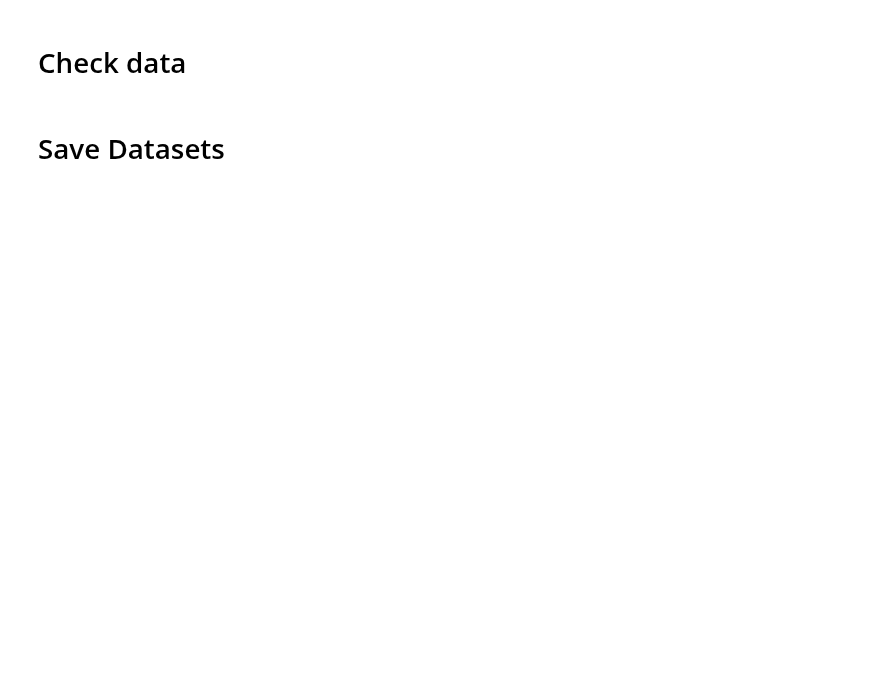
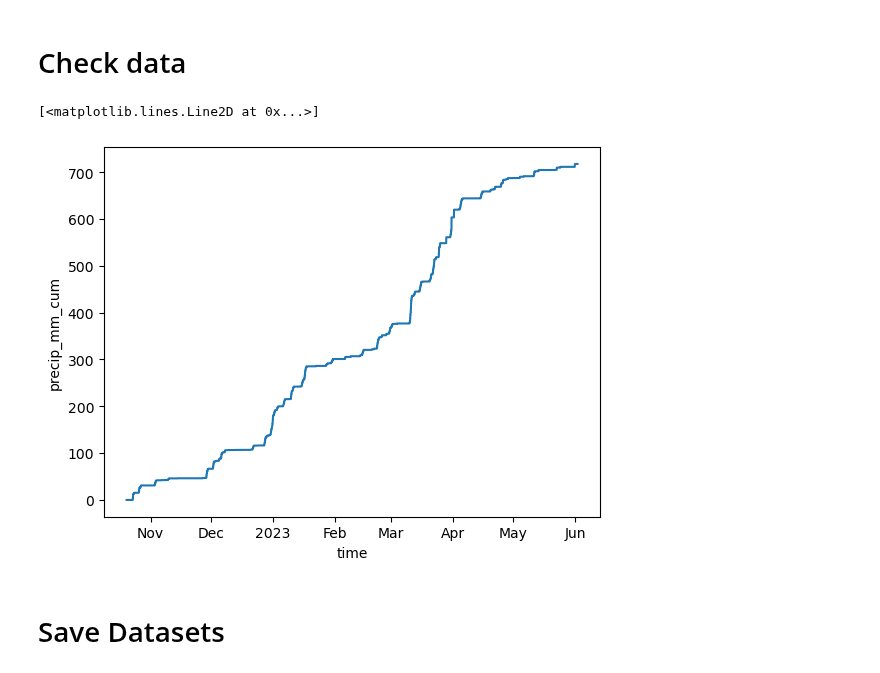
Before and after one commit to elischwat/sublimationofsnow, a Jupyter notebook: analysis/summa/prepare_summa_inputs_from_sos_data.ipynb, the cells around one changed output. Saved outputs shown, nothing was run; the diff lists cells and outputs as text; code cells hidden in the pictures; blank space fills up the shorter version.

```diff
--- a/analysis/summa/prepare_summa_inputs_from_sos_data.ipynb
+++ b/analysis/summa/prepare_summa_inputs_from_sos_data.ipynb
@@ -88,8 +80,8 @@ sos_ds['Rlw_out_9m_d'].plot()
 # Add Tilden precip data
 # %%
 precip_data = pd.concat([
-    pd.read_csv("/storage/elilouis/sublimationofsnow/tilden_precip_data/KP22_274-365.PRECIP1", delim_whitespace=True),
-    pd.read_csv("/storage/elilouis/sublimationofsnow/tilden_precip_data/KP23_001-177.PRECIP1", delim_whitespace=True)
+    pd.read_csv("~/Development/data/sublimationofsnow/tilden_precip_data/KP22_274-365.PRECIP1", delim_whitespace=True),
+    pd.read_csv("~/Development/data/sublimationofsnow/tilden_precip_data/KP23_001-177.PRECIP1", delim_whitespace=True)
 ])
 precip_data['time'] = precip_data.apply(lambda row: row['date'] + ' ' + row['time(MST)'], axis=1)
 precip_data['time'] = pd.to_datetime(precip_data['time'])
@@ -138,6 +116,11 @@ sos_ds['precip_mm'] = precip_data.sel(time = slice(
 # Check data
 # %%
 sos_ds['precip_mm_cum'] = sos_ds['precip_mm'].cumsum()
+# %%
+sos_ds['precip_mm_cum'].plot()
+# %% [output]
+[<matplotlib.lines.Line2D at 0x...>]
+[figure, added]
 # %% [markdown]
 # Save Datasets
 # %%
```
Also changed, not shown: parts of 6 cells of this notebook, 1 other file.
